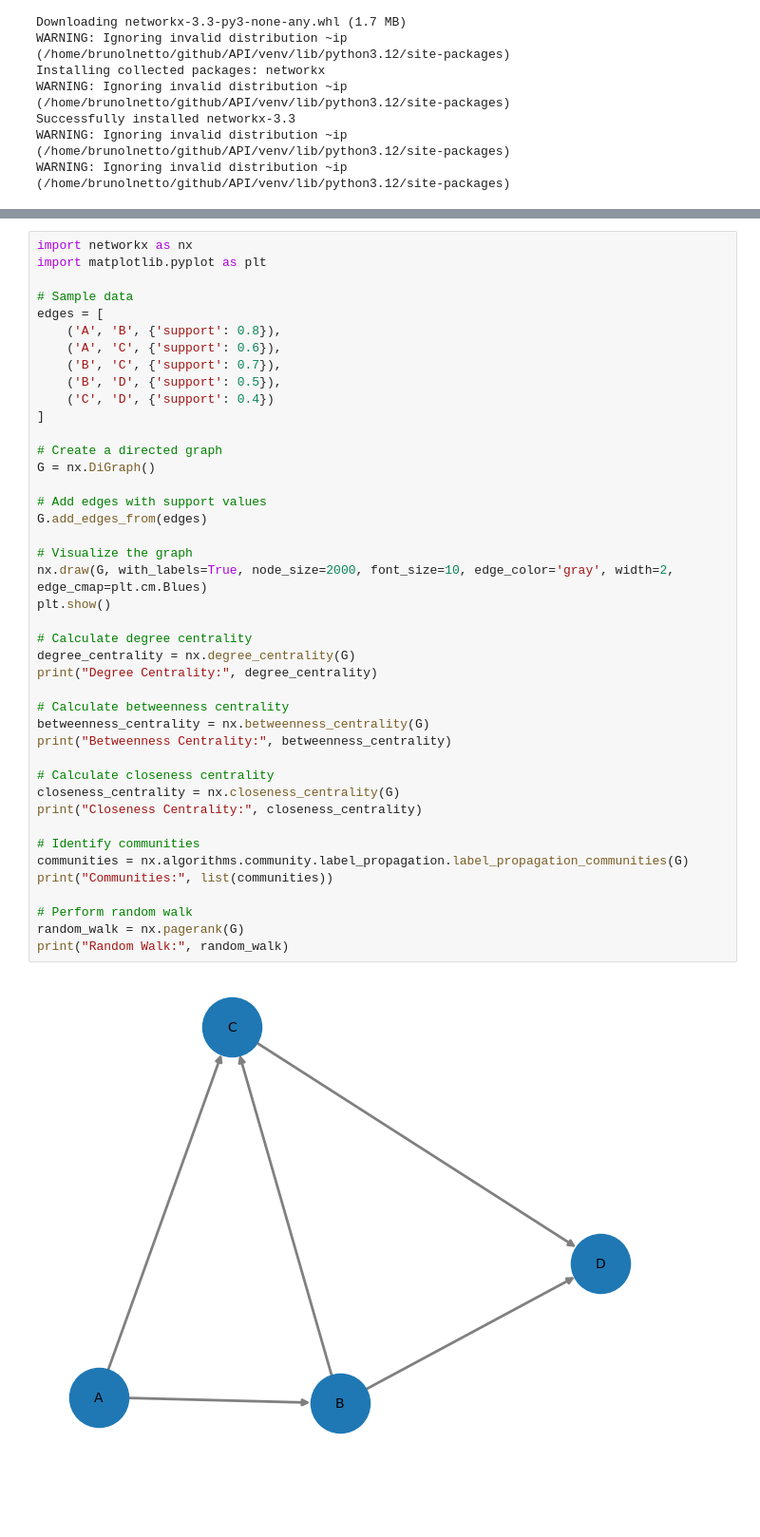
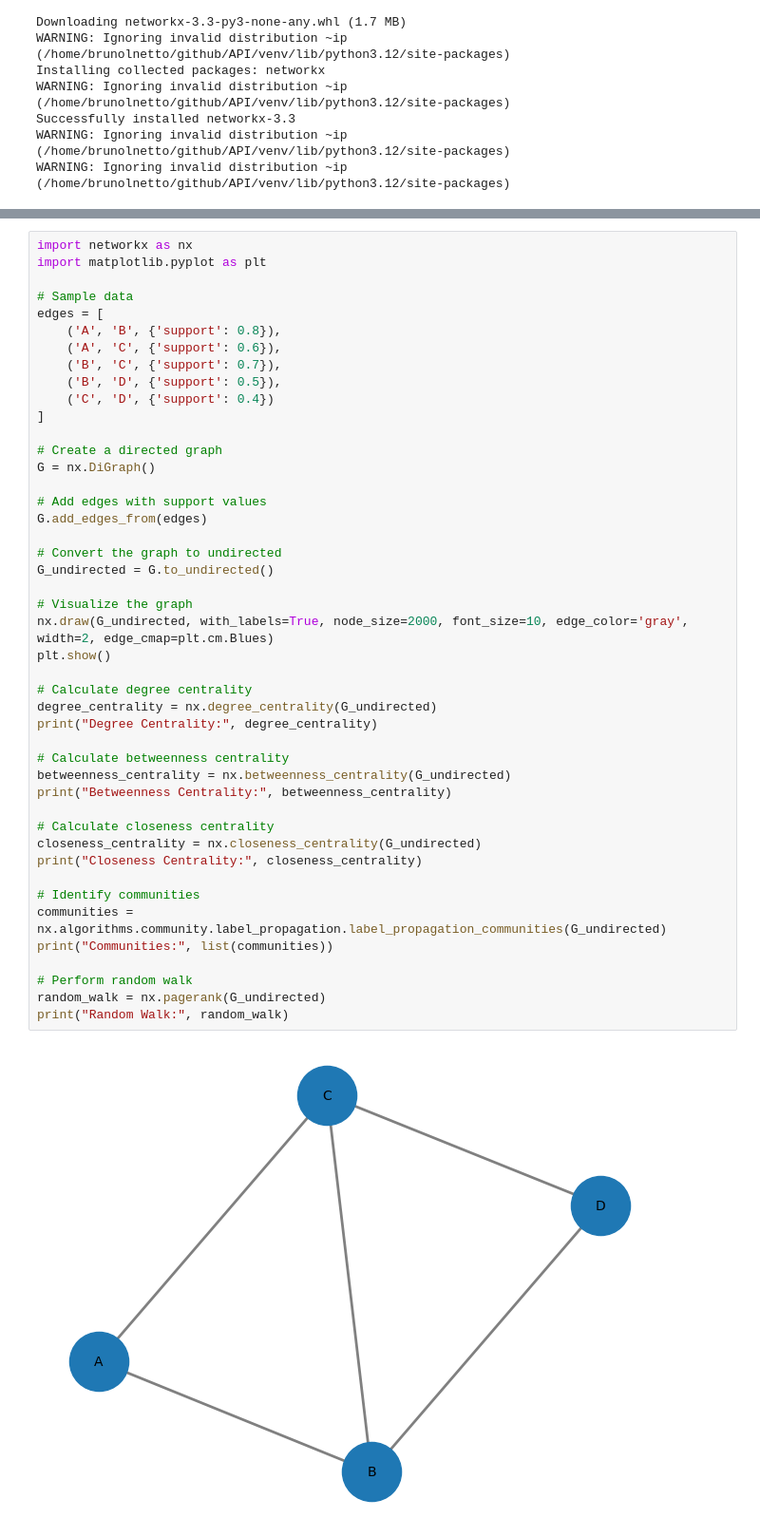
Before and after one commit to trouchet/chemistry, a Jupyter notebook: notebook/API_adhoc_experiments.ipynb, the cells around one changed output, grey strips where cells are left out. Shown at 95% size. Cells and saved outputs as stored; diff of their text form; blank space fills up the shorter version.

```diff
--- a/notebook/API_adhoc_experiments.ipynb
+++ b/notebook/API_adhoc_experiments.ipynb
@@ -270,38 +394,41 @@ edges = [
     ('A', 'C', {'support': 0.6}),
     ('B', 'C', {'support': 0.7}),
     ('B', 'D', {'support': 0.5}),
     ('C', 'D', {'support': 0.4})
 ]
 
 # Create a directed graph
 G = nx.DiGraph()
 
 # Add edges with support values
 G.add_edges_from(edges)
 
+# Convert the graph to undirected
+G_undirected = G.to_undirected()
+
 # Visualize the graph
-nx.draw(G, with_labels=True, node_size=2000, font_size=10, edge_color='gray', width=2, edge_cmap=plt.cm.Blues)
+nx.draw(G_undirected, with_labels=True, node_size=2000, font_size=10, edge_color='gray', width=2, edge_cmap=plt.cm.Blues)
 plt.show()
 
 # Calculate degree centrality
-degree_centrality = nx.degree_centrality(G)
+degree_centrality = nx.degree_centrality(G_undirected)
 print("Degree Centrality:", degree_centrality)
 
 # Calculate betweenness centrality
-betweenness_centrality = nx.betweenness_centrality(G)
+betweenness_centrality = nx.betweenness_centrality(G_undirected)
 print("Betweenness Centrality:", betweenness_centrality)
 
 # Calculate closeness centrality
-closeness_centrality = nx.closeness_centrality(G)
+closeness_centrality = nx.closeness_centrality(G_undirected)
 print("Closeness Centrality:", closeness_centrality)
 
 # Identify communities
-communities = nx.algorithms.community.label_propagation.label_propagation_communities(G)
+communities = nx.algorithms.community.label_propagation.label_propagation_communities(G_undirected)
 print("Communities:", list(communities))
 
 # Perform random walk
-random_walk = nx.pagerank(G)
+random_walk = nx.pagerank(G_undirected)
 print("Random Walk:", random_walk)
 # %% [output]
-[figure, old version]
+[figure, new version]
 Degree Centrality: {'A': 0.6666666666666666, 'B': 1.0, 'C': 1.0, 'D': 0.6666666666666666}
```
Also changed, not shown: parts of 15 cells of this notebook, 19 other files.
